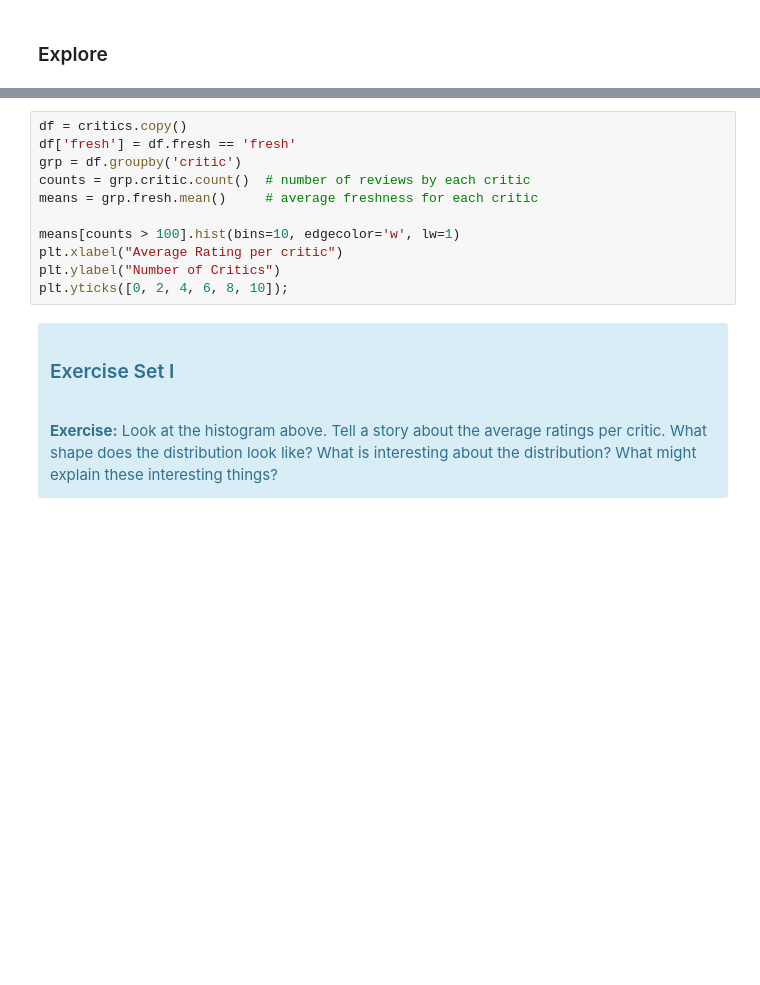
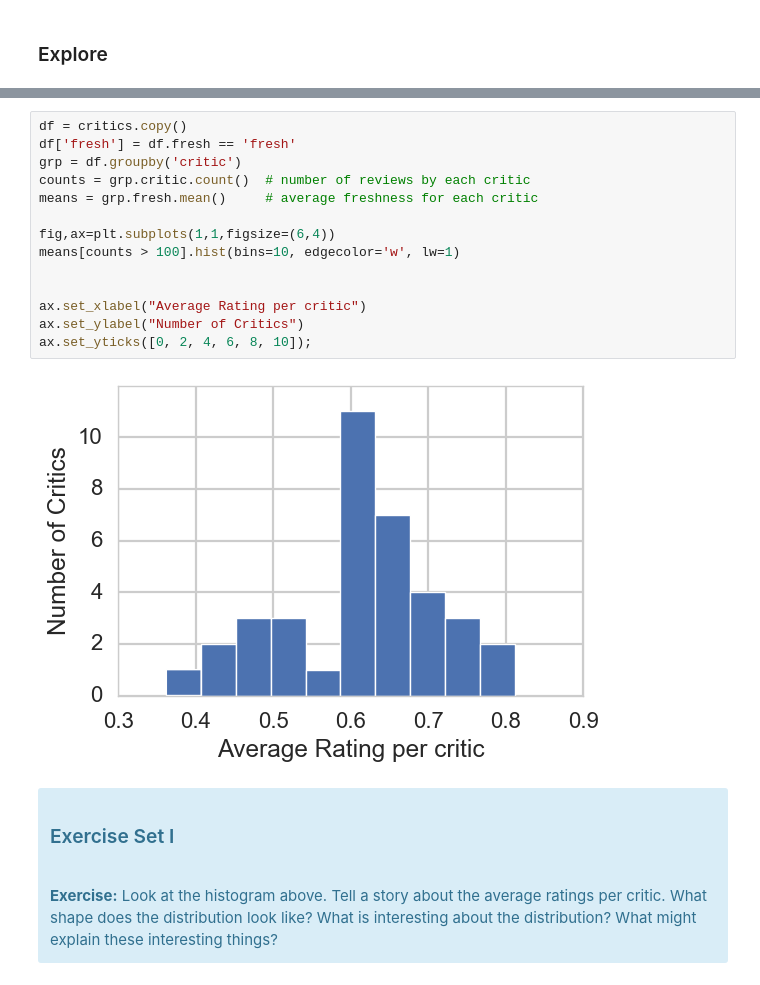
Before and after one commit to dangspin/SpringBoard_Projects, a Jupyter notebook: naive_bayes/Mini_Project_Naive_Bayes.ipynb, the cells around one changed output, grey strips where cells are left out. Cells and saved outputs as stored; diff of their text form; blank space fills up the shorter version.

```diff
--- a/naive_bayes/Mini_Project_Naive_Bayes.ipynb
+++ b/naive_bayes/Mini_Project_Naive_Bayes.ipynb
@@ -53,14 +64,19 @@ print("Number of movies:  {:d}".format(n_movies))
 # %%
 df = critics.copy()
 df['fresh'] = df.fresh == 'fresh'
 grp = df.groupby('critic')
 counts = grp.critic.count()  # number of reviews by each critic
 means = grp.fresh.mean()     # average freshness for each critic
 
+fig,ax=plt.subplots(1,1,figsize=(6,4))
 means[counts > 100].hist(bins=10, edgecolor='w', lw=1)
-plt.xlabel("Average Rating per critic")
-plt.ylabel("Number of Critics")
-plt.yticks([0, 2, 4, 6, 8, 10]);
+
+
+ax.set_xlabel("Average Rating per critic")
+ax.set_ylabel("Number of Critics")
+ax.set_yticks([0, 2, 4, 6, 8, 10]);
+# %% [output]
+[figure, added]
 # %% [markdown]
 <div class="span5 alert alert-info">
 <h3>Exercise Set I</h3>
```
Also changed, not shown: parts of 8 cells of this notebook.
